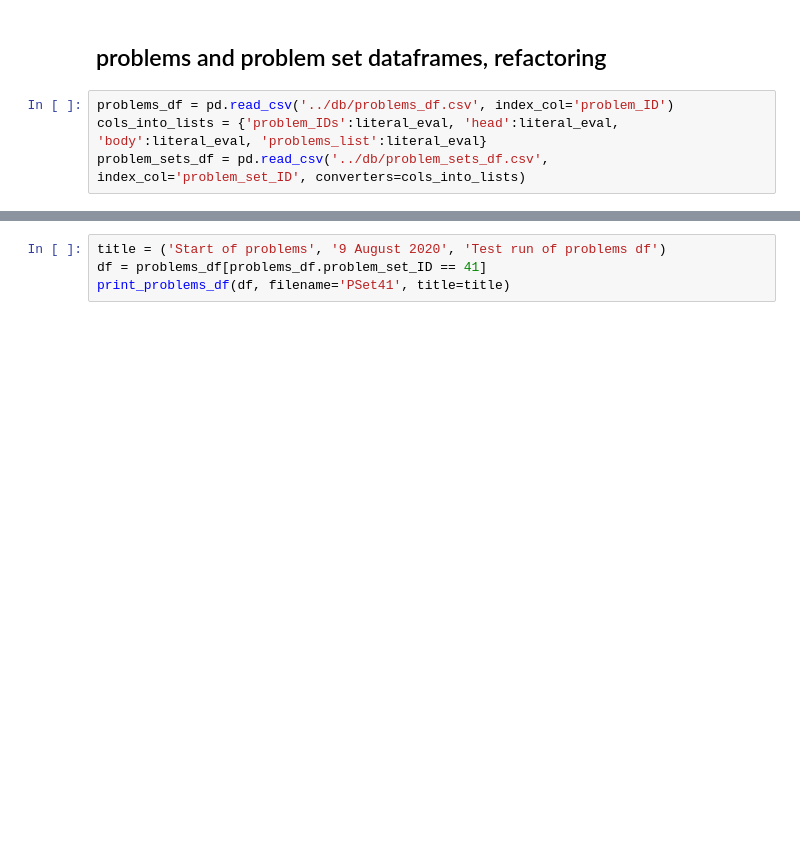
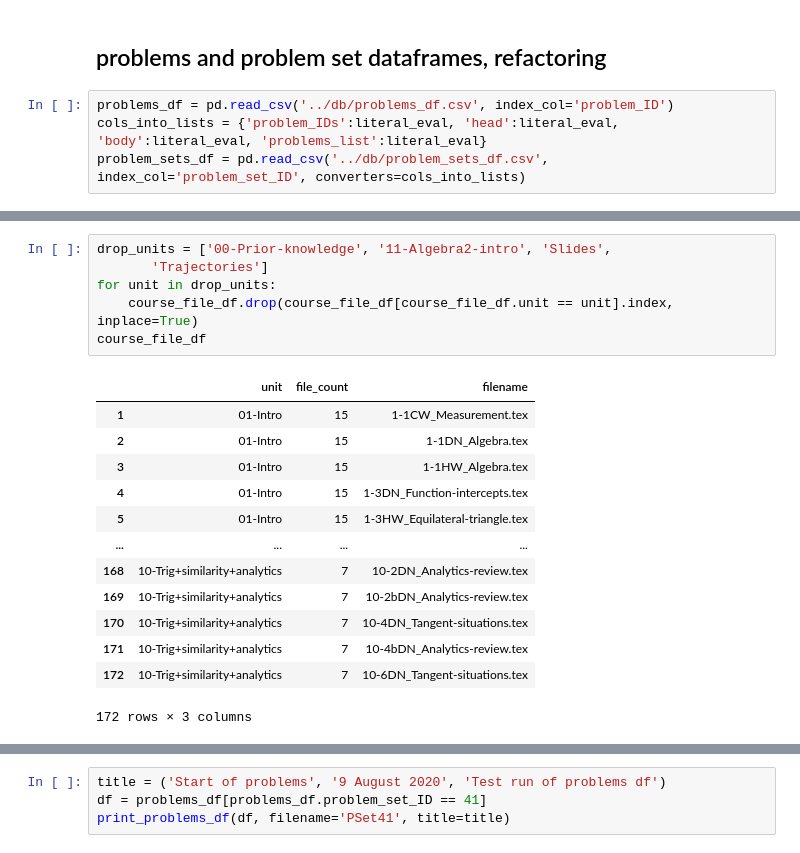
Before and after one commit to chrishuson/mathai, a Jupyter notebook: src/notes.ipynb, the cells around one changed output, grey strips where cells are left out. Drawn from its saved outputs; the diff is of its cells as text; blank space fills up the shorter version.

```diff
--- a/src/notes.ipynb
+++ b/src/notes.ipynb
@@ -166,0 +50,20 @@ Identify a linear pair of angles in the given diagram.
+# %%
+drop_units = ['00-Prior-knowledge', '11-Algebra2-intro', 'Slides',
+       'Trajectories']
+for unit in drop_units:
+    course_file_df.drop(course_file_df[course_file_df.unit == unit].index, inplace=True)
+course_file_df
+# %% [output]
+|  | unit | file_count | filename |
+| 1 | 01-Intro | 15 | 1-1CW_Measurement.tex |
+| 2 | 01-Intro | 15 | 1-1DN_Algebra.tex |
+| 3 | 01-Intro | 15 | 1-1HW_Algebra.tex |
+| 4 | 01-Intro | 15 | 1-3DN_Function-intercepts.tex |
+| 5 | 01-Intro | 15 | 1-3HW_Equilateral-triangle.tex |
+| ... | ... | ... | ... |
+| 168 | 10-Trig+similarity+analytics | 7 | 10-2DN_Analytics-review.tex |
+| 169 | 10-Trig+similarity+analytics | 7 | 10-2bDN_Analytics-review.tex |
+| 170 | 10-Trig+similarity+analytics | 7 | 10-4DN_Tangent-situations.tex |
+| 171 | 10-Trig+similarity+analytics | 7 | 10-4bDN_Analytics-review.tex |
+| 172 | 10-Trig+similarity+analytics | 7 | 10-6DN_Tangent-situations.tex |
+172 rows × 3 columns
```
Also changed, not shown: parts of 30 cells of this notebook, 4 other files.
